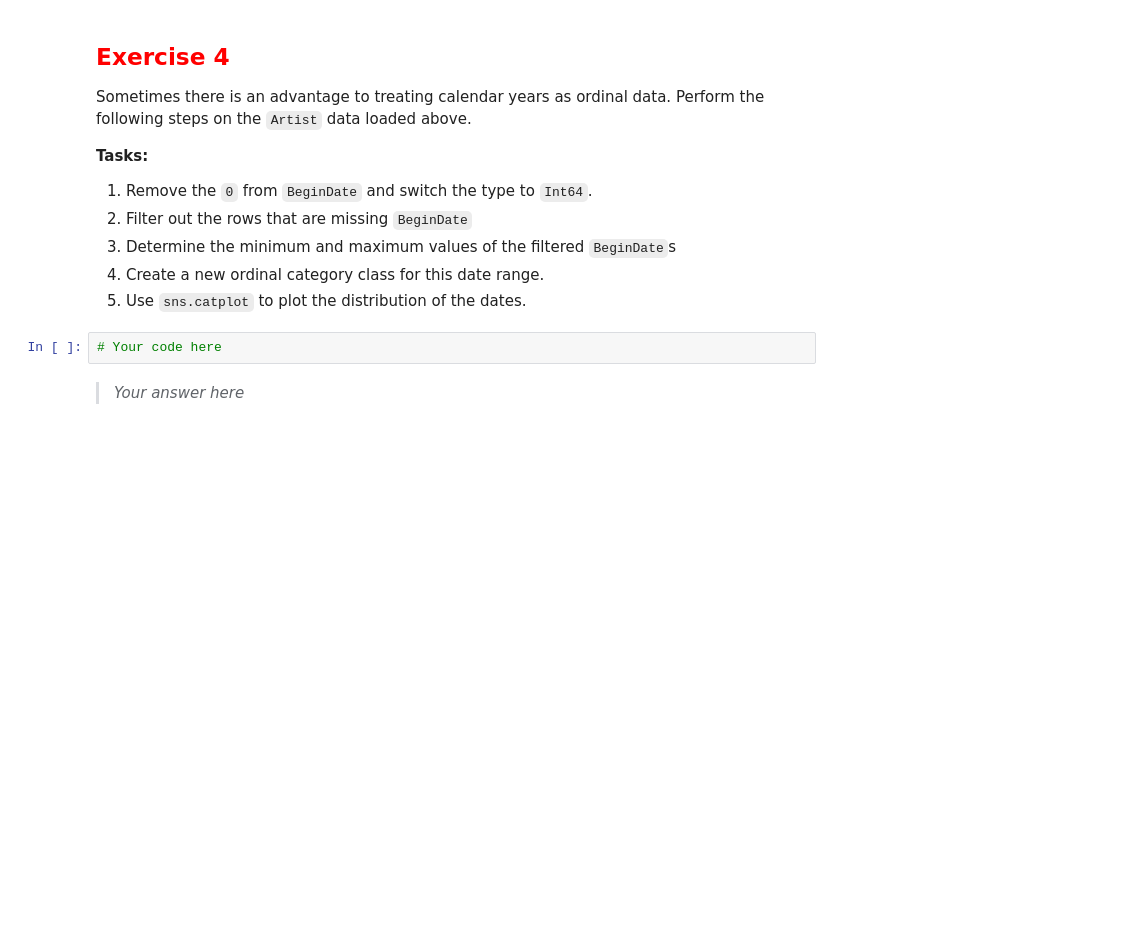
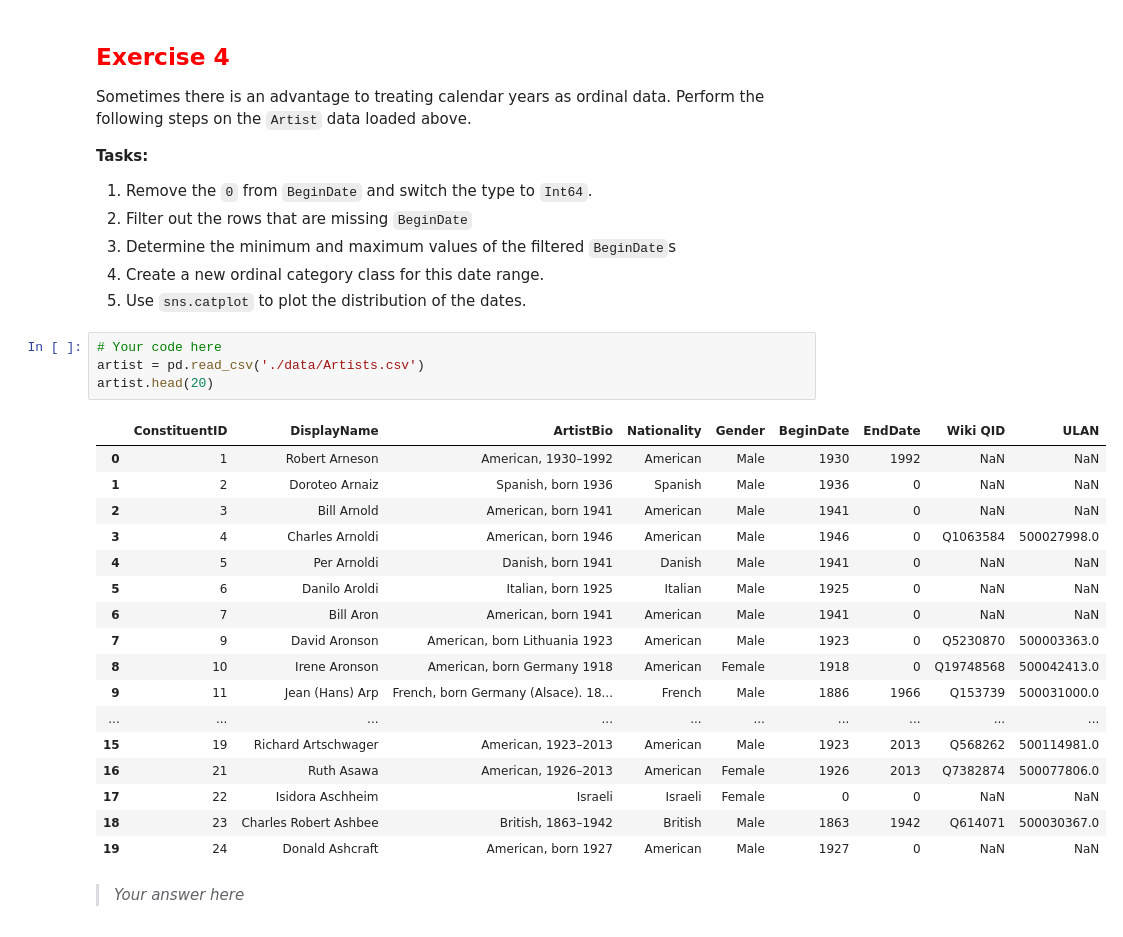
Before and after one commit to dreols01/module2_intro_to_pandas, a Jupyter notebook: 2_4_pandas_dtypes.ipynb, the cells around one changed output. Drawn from its saved outputs; the diff is of its cells as text; blank space fills up the shorter version.

```diff
--- a/2_4_pandas_dtypes.ipynb
+++ b/2_4_pandas_dtypes.ipynb
@@ -416,5 +407,25 @@ Sometimes there is an advantage to treating calendar years as ordinal data.  Per
 5. Use `sns.catplot` to plot the distribution of the dates.
 # %%
 # Your code here
+artist = pd.read_csv('./data/Artists.csv')
+artist.head(20)
+# %% [output]
+|  | ConstituentID | DisplayName | ArtistBio | Nationality | Gender | BeginDate | EndDate | Wiki QID | ULAN |
+| 0 | 1 | Robert Arneson | American, 1930–1992 | American | Male | 1930 | 1992 | NaN | NaN |
+| 1 | 2 | Doroteo Arnaiz | Spanish, born 1936 | Spanish | Male | 1936 | 0 | NaN | NaN |
+| 2 | 3 | Bill Arnold | American, born 1941 | American | Male | 1941 | 0 | NaN | NaN |
+| 3 | 4 | Charles Arnoldi | American, born 1946 | American | Male | 1946 | 0 | Q1063584 | 500027998.0 |
+| 4 | 5 | Per Arnoldi | Danish, born 1941 | Danish | Male | 1941 | 0 | NaN | NaN |
+| 5 | 6 | Danilo Aroldi | Italian, born 1925 | Italian | Male | 1925 | 0 | NaN | NaN |
+| 6 | 7 | Bill Aron | American, born 1941 | American | Male | 1941 | 0 | NaN | NaN |
+| 7 | 9 | David Aronson | American, born Lithuania 1923 | American | Male | 1923 | 0 | Q5230870 | 500003363.0 |
+| 8 | 10 | Irene Aronson | American, born Germany 1918 | American | Female | 1918 | 0 | Q19748568 | 500042413.0 |
+| 9 | 11 | Jean (Hans) Arp | French, born Germany (Alsace). 18... | French | Male | 1886 | 1966 | Q153739 | 500031000.0 |
+| ... | ... | ... | ... | ... | ... | ... | ... | ... | ... |
+| 15 | 19 | Richard Artschwager | American, 1923–2013 | American | Male | 1923 | 2013 | Q568262 | 500114981.0 |
+| 16 | 21 | Ruth Asawa | American, 1926–2013 | American | Female | 1926 | 2013 | Q7382874 | 500077806.0 |
+| 17 | 22 | Isidora Aschheim | Israeli | Israeli | Female | 0 | 0 | NaN | NaN |
+| 18 | 23 | Charles Robert Ashbee | British, 1863–1942 | British | Male | 1863 | 1942 | Q614071 | 500030367.0 |
+| 19 | 24 | Donald Ashcraft | American, born 1927 | American | Male | 1927 | 0 | NaN | NaN |
 # %% [markdown]
 > *Your answer here*
```
Also changed, not shown: parts of 5 cells of this notebook.
